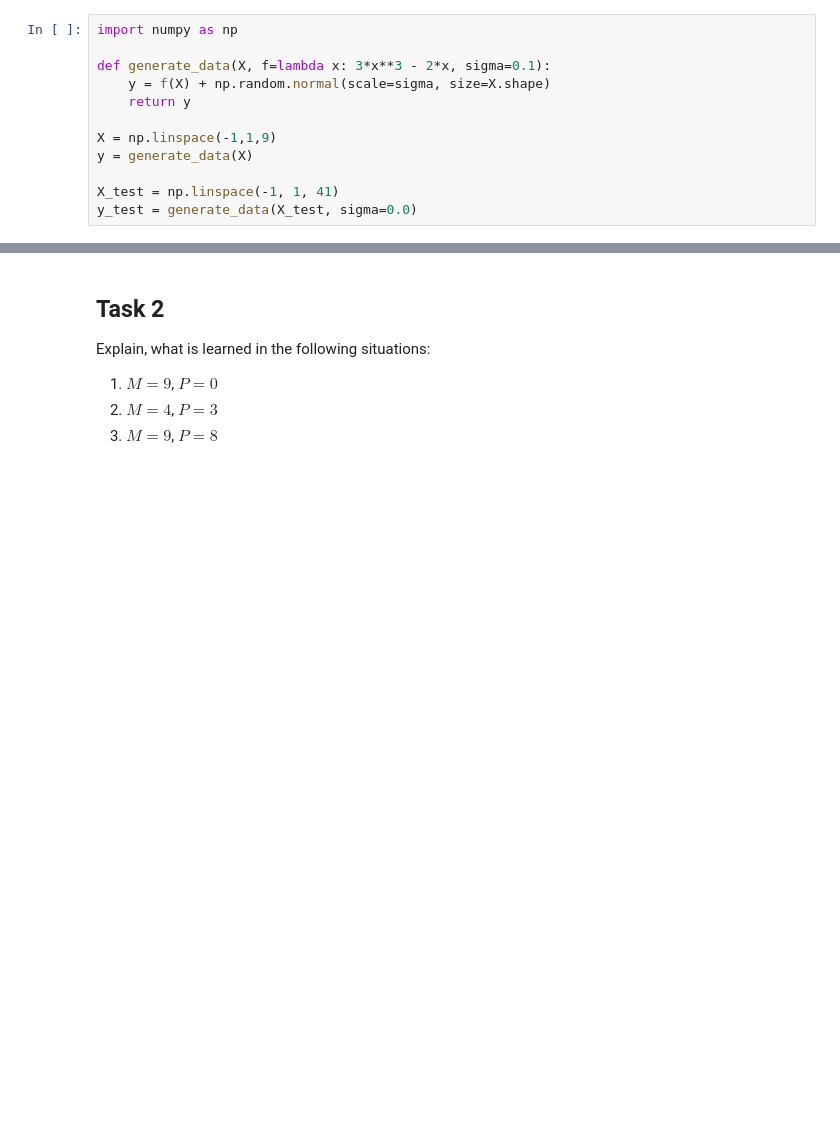
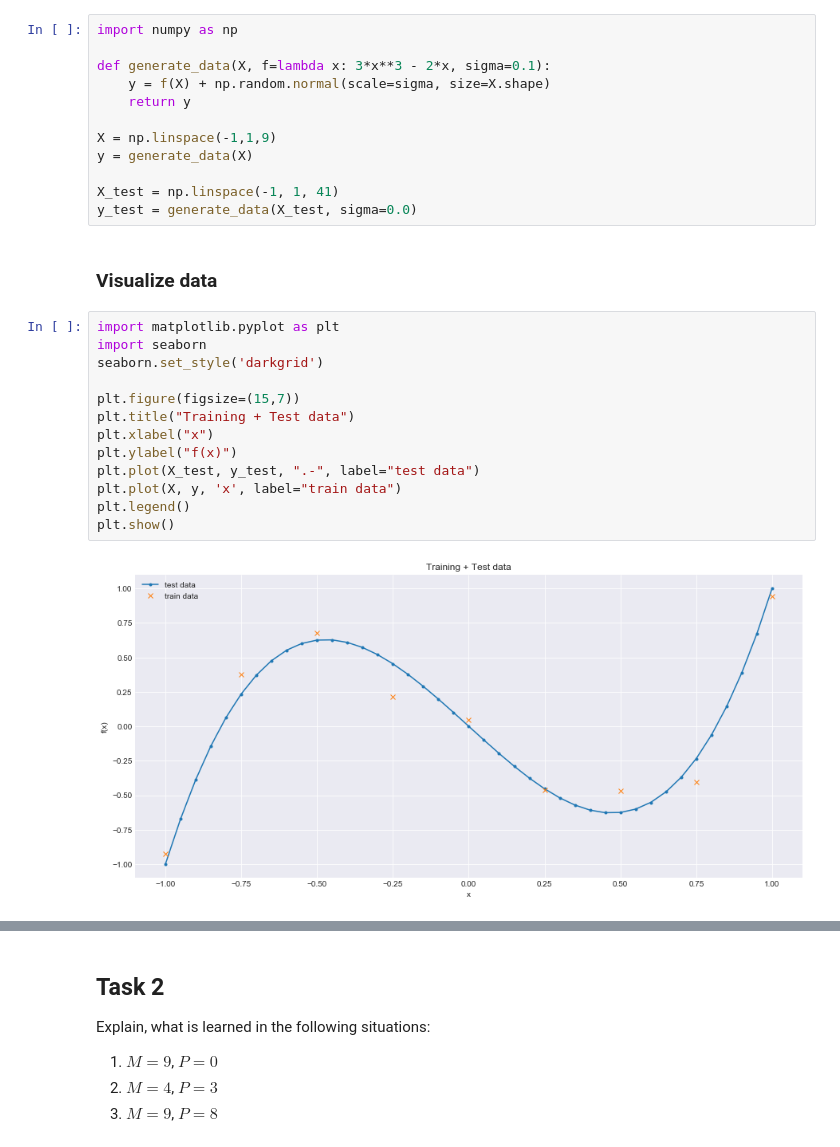
Before and after one commit to rhaschke/Neural-Networks, a Jupyter notebook: a3.ipynb, the cells around one changed output, grey strips where cells are left out. Saved outputs shown, nothing was run; the diff lists cells and outputs as text; blank space fills up the shorter version.

```diff
--- a/a3.ipynb
+++ b/a3.ipynb
@@ -14,6 +14,23 @@ y = generate_data(X)
 
 X_test = np.linspace(-1, 1, 41)
 y_test = generate_data(X_test, sigma=0.0)
+# %% [markdown]
+### Visualize data
+# %%
+import matplotlib.pyplot as plt
+import seaborn
+seaborn.set_style('darkgrid')
+
+plt.figure(figsize=(15,7))
+plt.title("Training + Test data")
+plt.xlabel("x")
+plt.ylabel("f(x)")
+plt.plot(X_test, y_test, ".-", label="test data")
+plt.plot(X, y, 'x', label="train data")
+plt.legend()
+plt.show()
+# %% [output]
+[figure, added]
 # %% [markdown]
 ## Task 1: Polynomial function fitting
 
```
Also changed, not shown: parts of 17 cells of this notebook.
